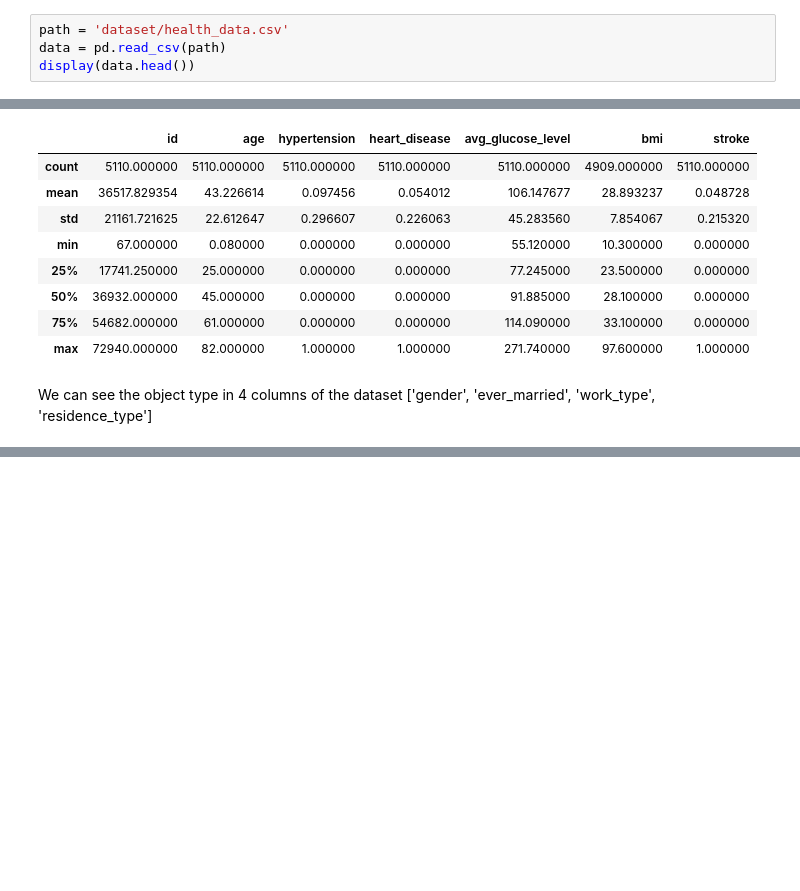
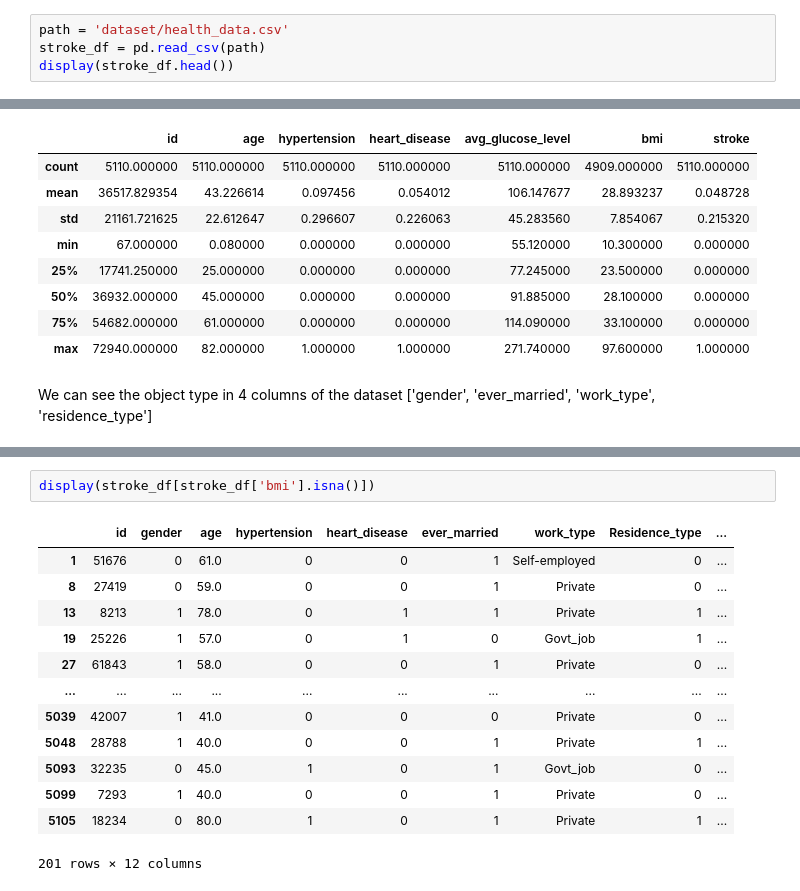
Before and after one commit to dandrue/StrokePrediction, a Jupyter notebook: StrokePredictionNotebook.ipynb, the cells around one changed output, grey strips where cells are left out. Saved outputs shown, nothing was run; the diff lists cells and outputs as text; blank space fills up the shorter version.

```diff
--- a/StrokePredictionNotebook.ipynb
+++ b/StrokePredictionNotebook.ipynb
@@ -15,7 +17,7 @@ import seaborn as sns
 # %%
 path = 'dataset/health_data.csv'
-data = pd.read_csv(path)
-display(data.head())
+stroke_df = pd.read_csv(path)
+display(stroke_df.head())
 # %% [output]
 |  | id | gender | age | hypertension | heart_disease | ever_married | work_type | Residence_type | ... |
 | 0 | 9046 | Male | 67.0 | 0 | 1 | Yes | Private | Urban | ... |
@@ -64,0 +102,16 @@ We can see the object type in 4 columns of the dataset ['gender', 'ever_married'
+# %%
+display(stroke_df[stroke_df['bmi'].isna()])
+# %% [output]
+|  | id | gender | age | hypertension | heart_disease | ever_married | work_type | Residence_type | ... |
+| 1 | 51676 | 0 | 61.0 | 0 | 0 | 1 | Self-employed | 0 | ... |
+| 8 | 27419 | 0 | 59.0 | 0 | 0 | 1 | Private | 0 | ... |
+| 13 | 8213 | 1 | 78.0 | 0 | 1 | 1 | Private | 1 | ... |
+| 19 | 25226 | 1 | 57.0 | 0 | 1 | 0 | Govt_job | 1 | ... |
+| 27 | 61843 | 1 | 58.0 | 0 | 0 | 1 | Private | 0 | ... |
+| ... | ... | ... | ... | ... | ... | ... | ... | ... | ... |
+| 5039 | 42007 | 1 | 41.0 | 0 | 0 | 0 | Private | 0 | ... |
+| 5048 | 28788 | 1 | 40.0 | 0 | 0 | 1 | Private | 1 | ... |
+| 5093 | 32235 | 0 | 45.0 | 1 | 0 | 1 | Govt_job | 0 | ... |
+| 5099 | 7293 | 1 | 40.0 | 0 | 0 | 1 | Private | 0 | ... |
+| 5105 | 18234 | 0 | 80.0 | 1 | 0 | 1 | Private | 1 | ... |
+201 rows × 12 columns
```
Also changed, not shown: parts of 9 cells of this notebook.
